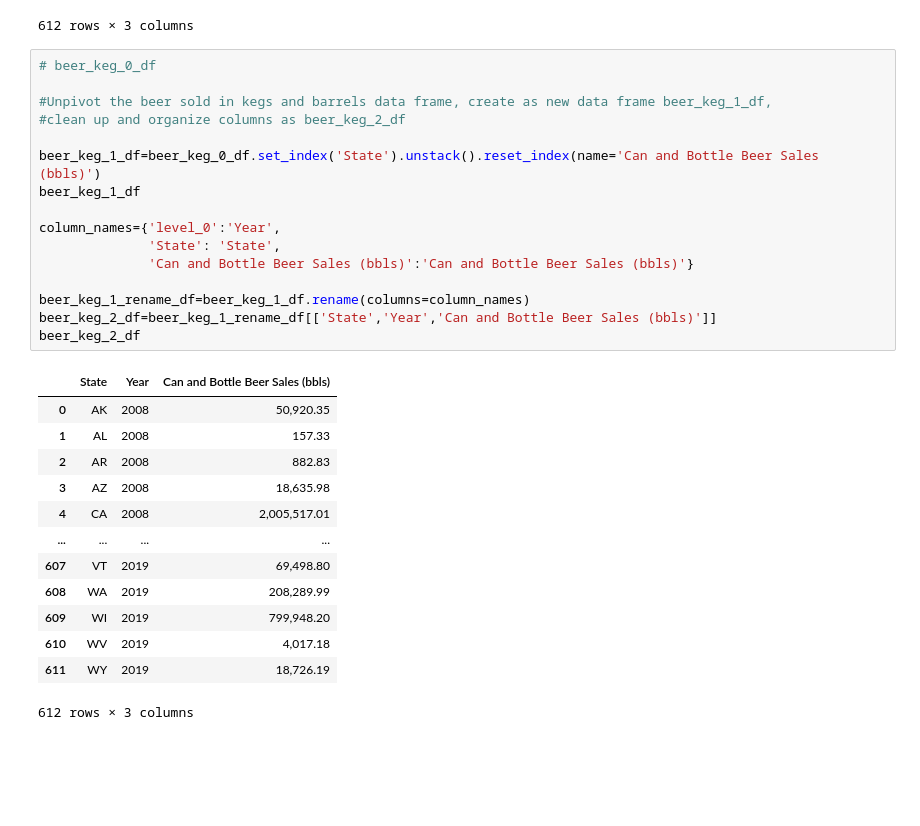
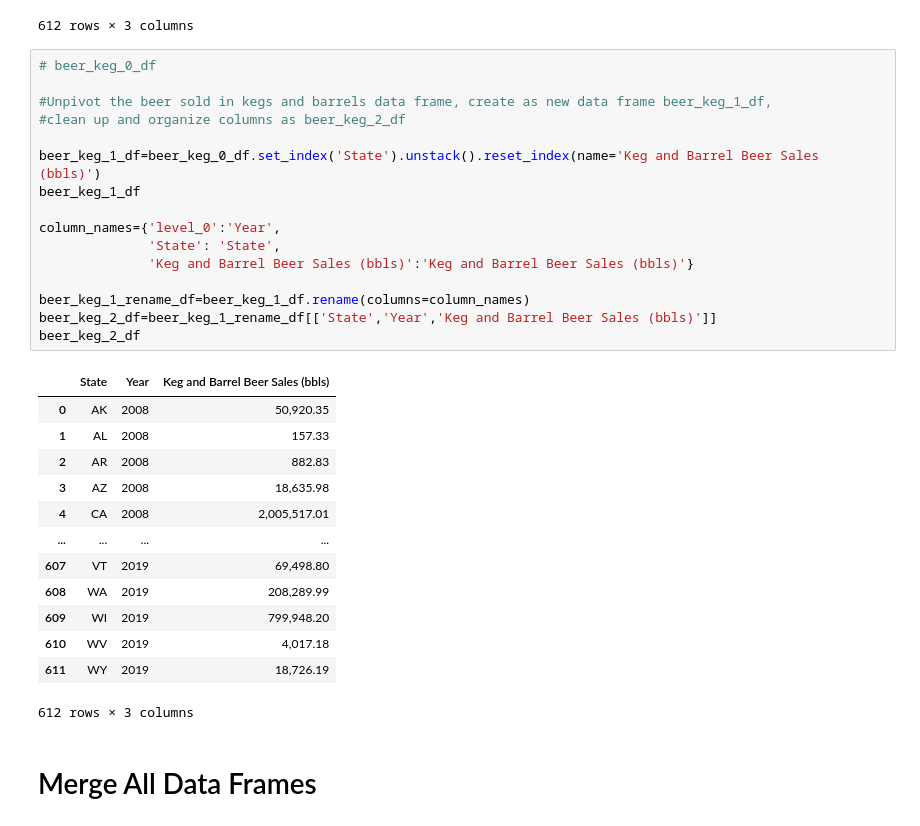
Before and after one commit to bgtaber/brewcrew_project, a Jupyter notebook: Scripts/State_level.ipynb, the cells around one changed output. Saved outputs shown, nothing was run; the diff lists cells and outputs as text; blank space fills up the shorter version.

Commit message:
Completed the US and State level brewery and beer sales analysis.

```diff
--- a/Scripts/State_level.ipynb
+++ b/Scripts/State_level.ipynb
@@ -150,21 +158,21 @@ beer_can_2_df
 # %%
 # beer_keg_0_df
 
 #Unpivot the beer sold in kegs and barrels data frame, create as new data frame beer_keg_1_df,
 #clean up and organize columns as beer_keg_2_df
 
-beer_keg_1_df=beer_keg_0_df.set_index('State').unstack().reset_index(name='Can and Bottle Beer Sales (bbls)')
+beer_keg_1_df=beer_keg_0_df.set_index('State').unstack().reset_index(name='Keg and Barrel Beer Sales (bbls)')
 beer_keg_1_df
 
 column_names={'level_0':'Year',
               'State': 'State',
-              'Can and Bottle Beer Sales (bbls)':'Can and Bottle Beer Sales (bbls)'}
+              'Keg and Barrel Beer Sales (bbls)':'Keg and Barrel Beer Sales (bbls)'}
 
 beer_keg_1_rename_df=beer_keg_1_df.rename(columns=column_names)
-beer_keg_2_df=beer_keg_1_rename_df[['State','Year','Can and Bottle Beer Sales (bbls)']]
+beer_keg_2_df=beer_keg_1_rename_df[['State','Year','Keg and Barrel Beer Sales (bbls)']]
 beer_keg_2_df
 # %% [output]
-|  | State | Year | Can and Bottle Beer Sales (bbls) |
+|  | State | Year | Keg and Barrel Beer Sales (bbls) |
 | 0 | AK | 2008 | 50,920.35 |
 | 1 | AL | 2008 | 157.33 |
 | 2 | AR | 2008 | 882.83 |
@@ -177,3 +185,5 @@ beer_keg_2_df
 | 610 | WV | 2019 | 4,017.18 |
 | 611 | WY | 2019 | 18,726.19 |
 612 rows × 3 columns
+# %% [markdown]
+# Merge All Data Frames
```
Also changed, not shown: parts of 36 cells of this notebook.
